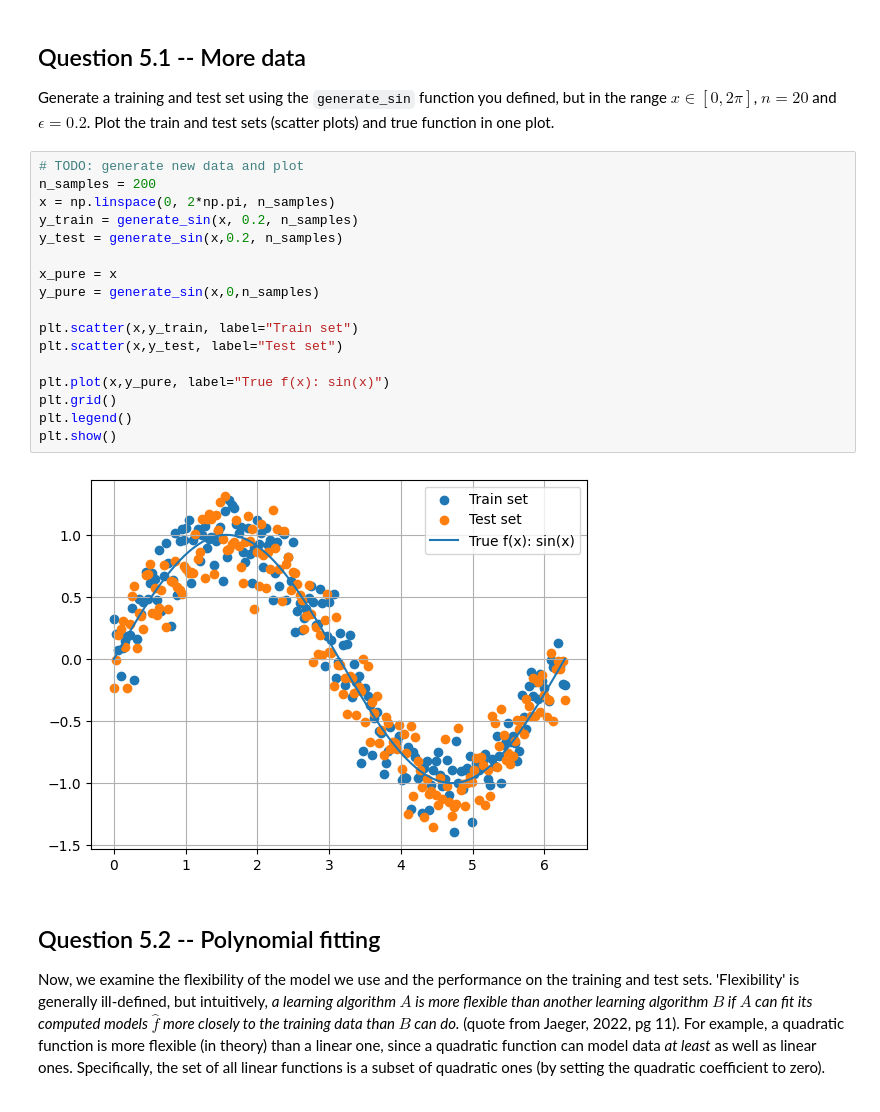
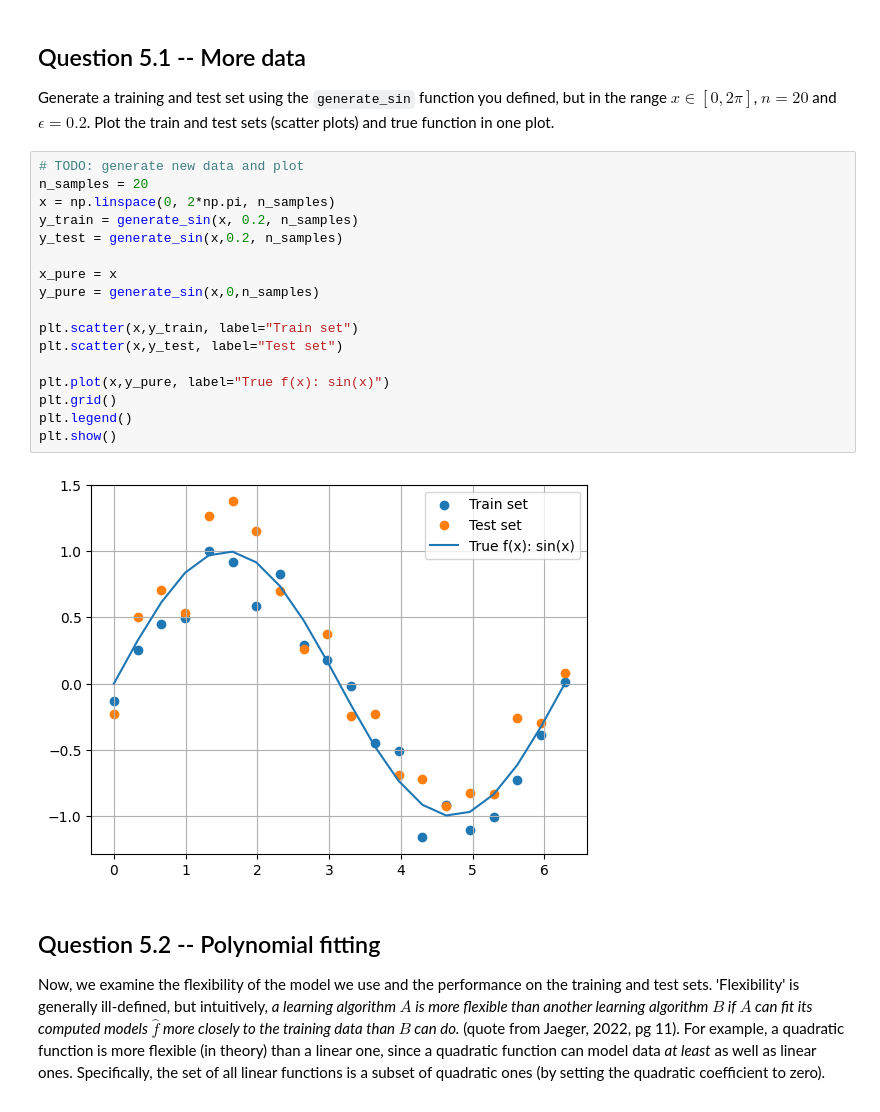
Before and after one commit to Marijnop/Assignments, a Jupyter notebook: Assignment_1_Empty (1).ipynb, the cells around one changed output. Cells and saved outputs as stored; diff of their text form.

```diff
--- a/Assignment_1_Empty (1).ipynb
+++ b/Assignment_1_Empty (1).ipynb
@@ -325,23 +325,23 @@ See the added code block for computations. We see that given epsilon, if n incre
 Generate a training and test set using the `generate_sin` function you defined, but in the range $x\in[0,2\pi]$, $n=20$ and $\epsilon=0.2$. Plot the train and test sets (scatter plots) and true function in one plot.
 # %%
 # TODO: generate new data and plot
-n_samples = 200
+n_samples = 20
 x = np.linspace(0, 2*np.pi, n_samples)
 y_train = generate_sin(x, 0.2, n_samples)
 y_test = generate_sin(x,0.2, n_samples)
 
 x_pure = x
 y_pure = generate_sin(x,0,n_samples)
 
 plt.scatter(x,y_train, label="Train set")
 plt.scatter(x,y_test, label="Test set")
 
 plt.plot(x,y_pure, label="True f(x): sin(x)")
 plt.grid()
 plt.legend()
 plt.show()
 # %% [output]
-[figure, old version]
+[figure, new version]
 # %% [markdown]
 ## Question 5.2 -- Polynomial fitting
 
```
Also changed, not shown: parts of 7 cells of this notebook, 1 other file.
